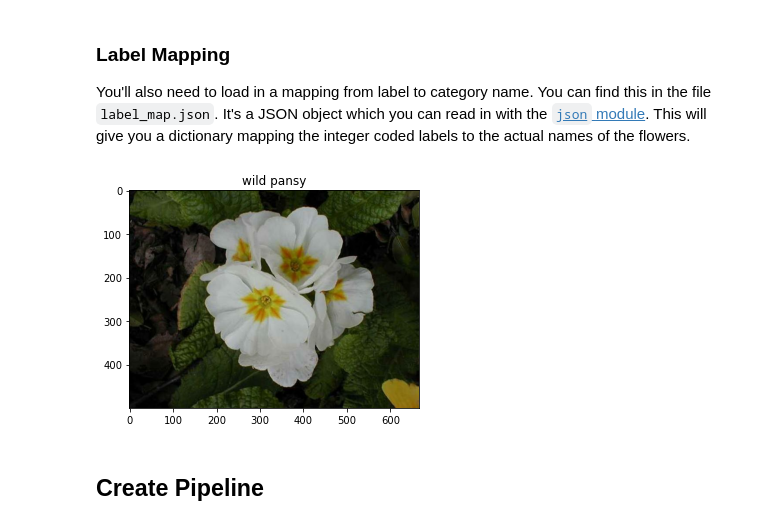
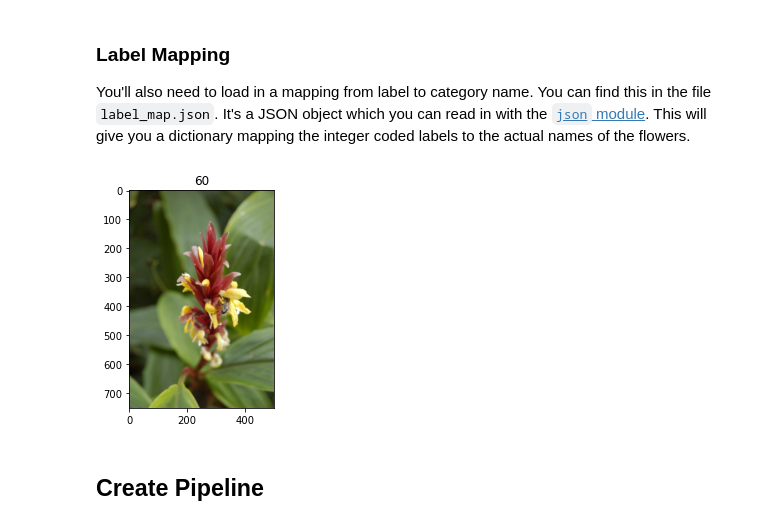
Before and after one commit to OS-Shoaib/TF-Image-classifier, a Jupyter notebook: Project_Image_Classifier_Project.ipynb, the cells around one changed output. Drawn from its saved outputs; the diff is of its cells as text; code cells hidden in the pictures.

```diff
--- a/Project_Image_Classifier_Project.ipynb
+++ b/Project_Image_Classifier_Project.ipynb
@@ -160,12 +161,15 @@ with open('label_map.json', 'r') as f:
 # %%
 # Plot 1 image from the training set. Set the title
 # of the plot to the corresponding class name.
 
-plt.imshow(img)
-plt.title(class_names[txt.astype(str)])
-plt.show()
+for img, txt in training_set.take(1):
+    img = img.numpy()
+    txt = txt.numpy()
+    plt.imshow(img)
+    plt.title(txt)
+    plt.show()
 # %% [output]
-[figure, old version]
+[figure, new version]
 # %% [markdown]
 ## Create Pipeline
 # %%
```
Also changed, not shown: parts of 21 cells of this notebook, 4 other files.
